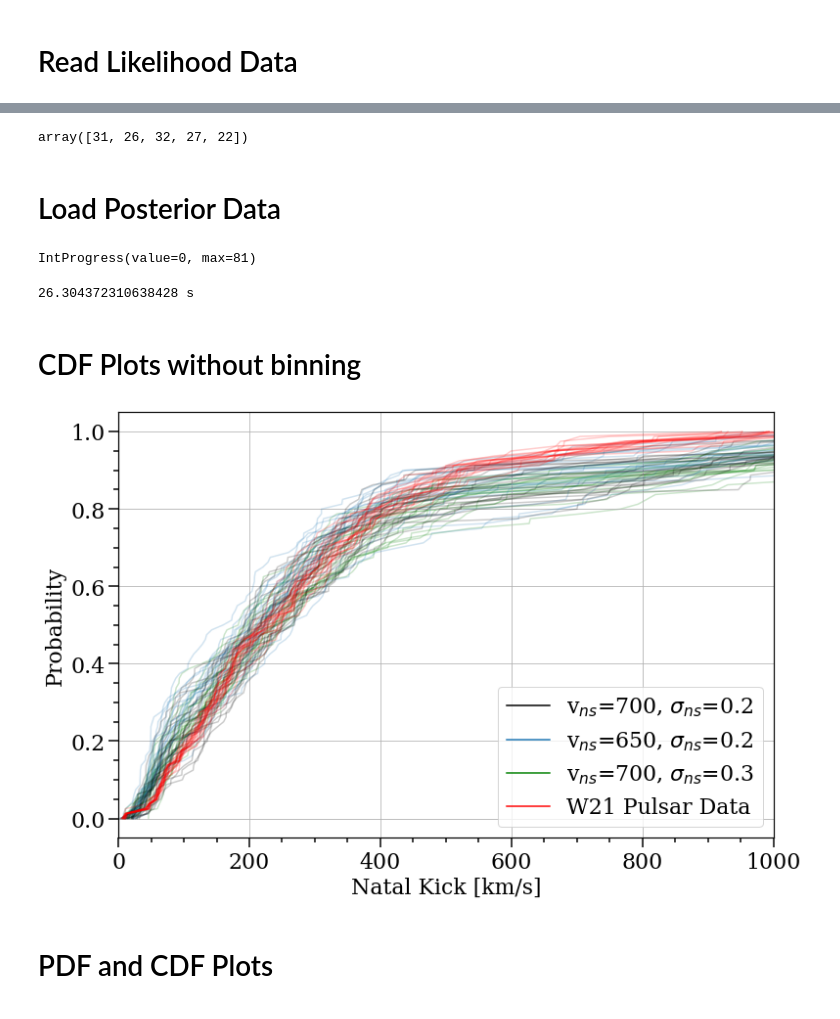
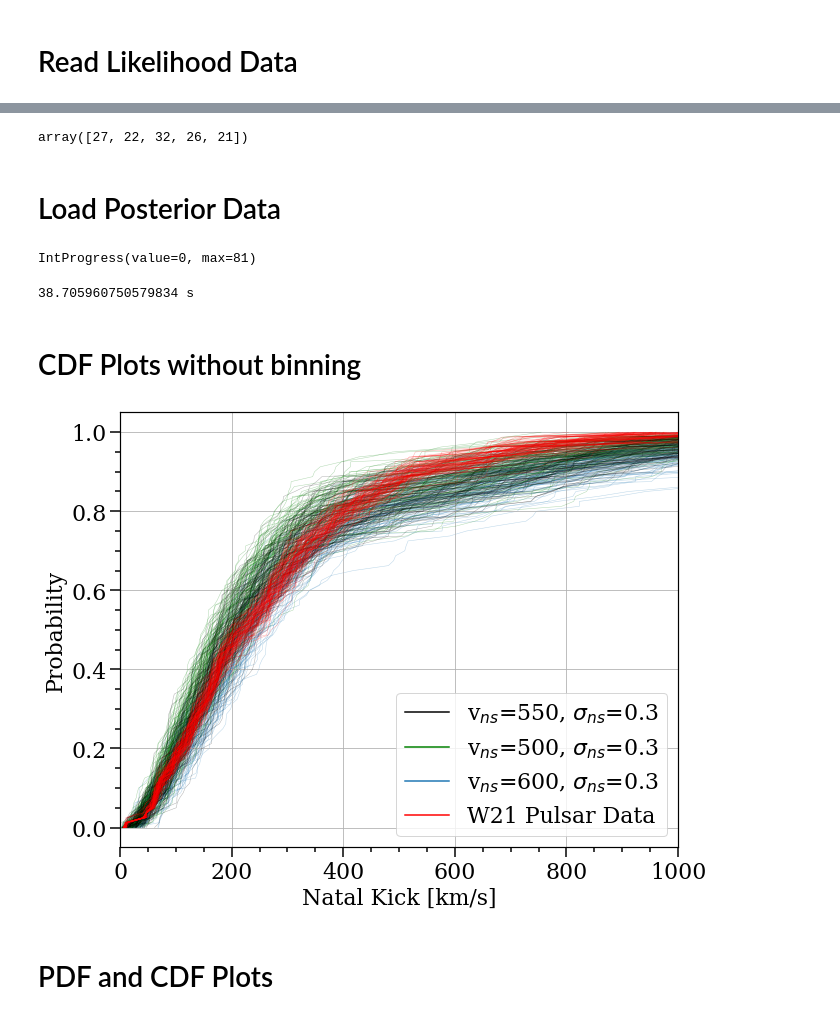
Before and after one commit to veome22/supernova_remnant_prescription, a Jupyter notebook: cdf_plots_bse.ipynb, the cells around one changed output, grey strips where cells are left out. Cells and saved outputs as stored; diff of their text form; code cells hidden in the pictures.

```diff
--- a/cdf_plots_bse.ipynb
+++ b/cdf_plots_bse.ipynb
@@ -78,7 +78,7 @@ def layoutAxes(ax, nameX='', nameY='', \
 # %%
 # Define the models of interest
 bh_kicks=[200]
-ns_kicks = [400, 450, 500, 550, 600, 650, 700]
+ns_kicks = [300, 350, 400, 450, 500, 550, 600, 650, 700]
 sigmas = [0.1, 0.2, 0.3, 0.4, 0.5]
 
 # Define the location of the posterior data
@@ -166,7 +168,7 @@ for i in range(len(MAX_INDICES)):
 # %%
 MAX_INDICES
 # %% [output]
-array([31, 26, 32, 27, 22])
+array([27, 22, 32, 26, 21])
 # %% [markdown]
 # Load Posterior Data
 # %%
@@ -186,41 +188,47 @@ end = time.time()
 print(end - start, "s")
 # %% [output]
 IntProgress(value=0, max=81)
-26.304372310638428 s
+38.705960750579834 s
 # %%
 PLOT_DATA = [vt_all, NS_KICKS_2D, NS_KICK_MULT, SIGMAS] # Needed to make all the cdf functions work
 # %% [markdown]
 # CDF Plots without binning
 # %%
-n_cdf = 20
-alpha = 0.2
+n_cdf = 100
+alpha = 0.3
 n_draws = len(vt_all)
+lw = 0.5
 
-f, ax= plt.subplots(1, 1,  figsize=(12,8))
+f, ax= plt.subplots(1, 1,  figsize=(10,8))
 
-lpf.plot_model_cdf_no_bins(*PLOT_DATA, n_cdf, MAX_INDICES[0], n_draws, alpha=alpha, color='k', label=labels[0], zorder=3)
-lpf.plot_model_cdf_no_bins(*PLOT_DATA, n_cdf, MAX_INDICES[1], n_draws, alpha=alpha, color='C0', label=labels[1], zorder=2)
-lpf.plot_model_cdf_no_bins(*PLOT_DATA, n_cdf, MAX_INDICES[2], n_draws, alpha=alpha, color='g', label=labels[2], zorder=1)
-
-lpf.plot_pulsar_cdf_no_bins(*PLOT_DATA, n_cdf, n_draws, alpha=alpha, color='r', label='W21 Pulsar Data', zorder=4)
+lpf.plot_model_cdf_no_bins(*PLOT_DATA, n_cdf, MAX_INDICES[0], n_draws, alpha=alpha, color='k', label=labels[0], zorder=3, lw=lw)
+lpf.plot_model_cdf_no_bins(*PLOT_DATA, n_cdf, MAX_INDICES[1], n_draws, alpha=alpha, color='g', label=labels[1], zorder=2, lw=lw)
+lpf.plot_model_cdf_no_bins(*PLOT_DATA, n_cdf, MAX_INDICES[2], n_draws, alpha=alpha, color='C0', label=labels[2], zorder=1, lw=lw)
+lpf.plot_pulsar_cdf_no_bins(*PLOT_DATA, n_cdf, n_draws, alpha=alpha, color='r', label='W21 Pulsar Data', zorder=4, lw=lw)
 
 
+# # Clean plots for comparison
+# lw=3
+# lpf.plot_model_cdf(*PLOT_DATA, 1, MAX_INDICES[0], label=labels[0], n_draws=500000, color='k', alpha=1, lw=lw)
+# lpf.plot_model_cdf(*PLOT_DATA, 1, MAX_INDICES[1], label=labels[1], n_draws=500000, color='g', alpha=1, lw=lw)
+# lpf.plot_model_cdf(*PLOT_DATA, 1, MAX_INDICES[2], label=labels[2], n_draws=500000, color='C0', alpha=1, lw=lw)
+# lpf.plot_avg_posterior_cdf(*PLOT_DATA, 1000, n_bins=n_bins, n_draws=n_draws, color='r', lw=lw, label="W21 Pulsar Data")
 
 
 plt.xlim(0,1000)
 
 layoutAxes(ax=ax, fontsize=fl)
 plt.xlabel('Natal Kick [km/s]', fontsize=fl)
 plt.ylabel('Probability', fontsize=fl)
 
 leg = plt.legend(fontsize=fl)
 for lh in leg.legendHandles:
     lh.set_alpha(1)
 
 plt.grid()
 plt.show()
 # %% [output]
-[figure, old version]
+[figure, new version]
 # %% [markdown]
 # PDF and CDF Plots
 # %%
```
Also changed, not shown: parts of 8 cells of this notebook, 1 other file.
